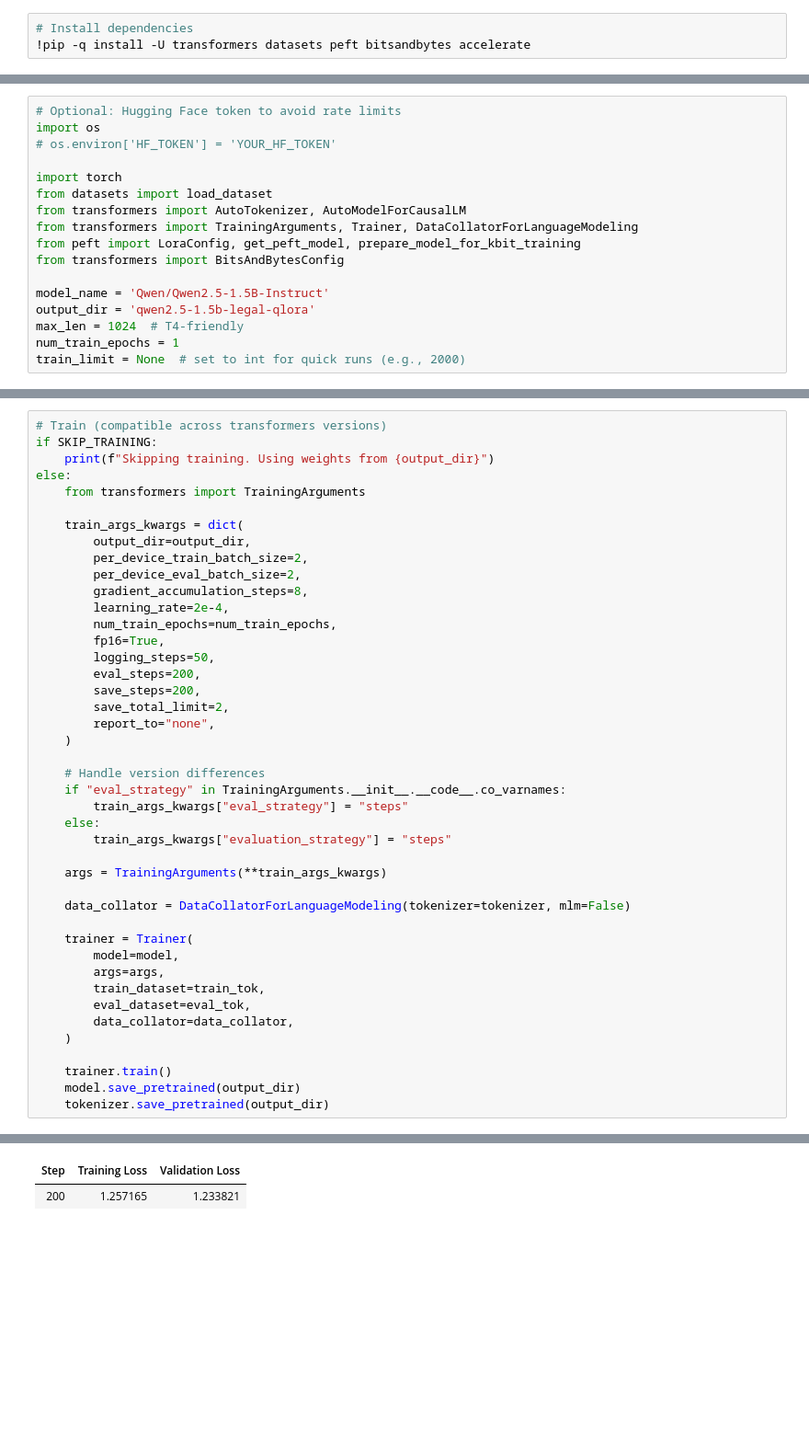
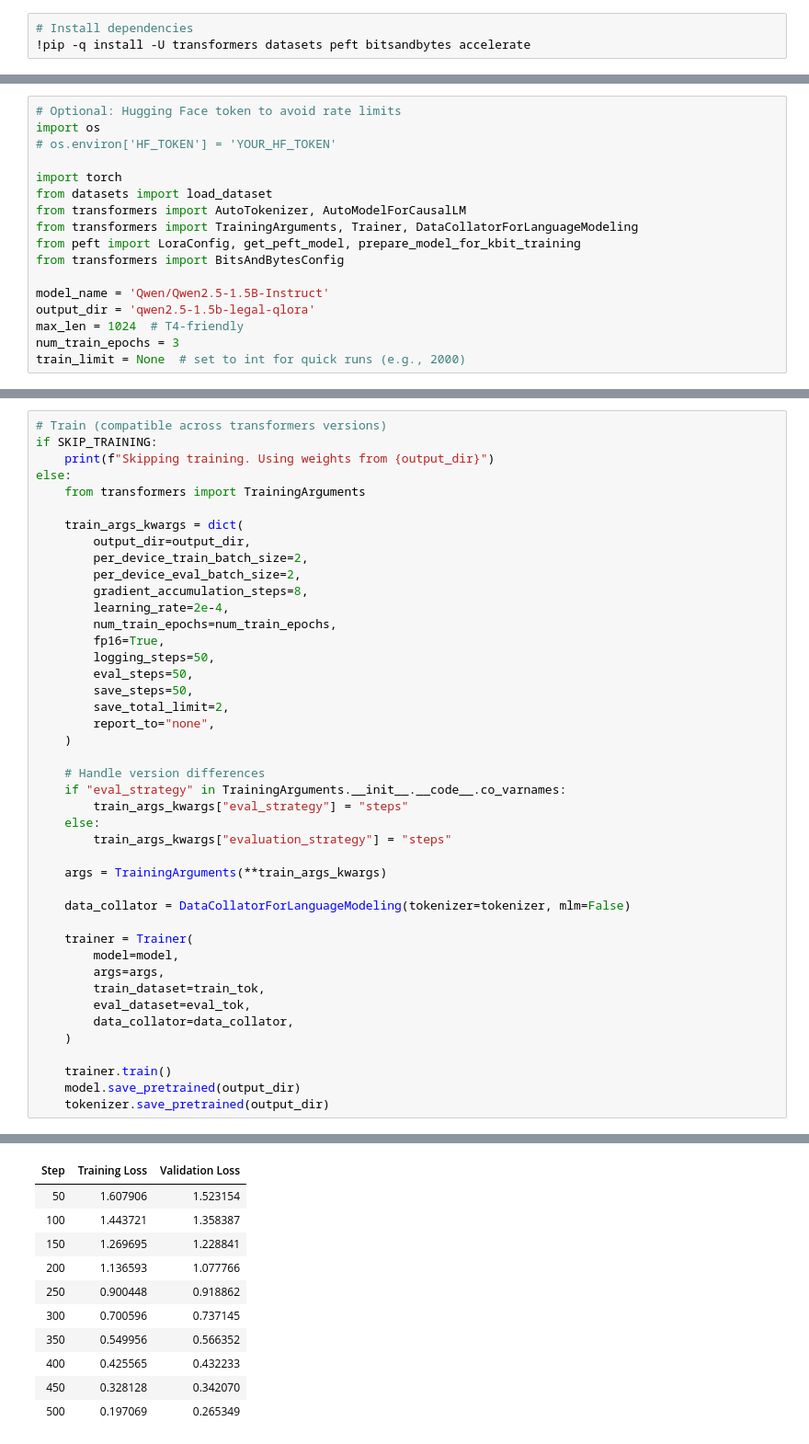
Before and after one commit to nickforce989/legal-contract-analyzer, a Jupyter notebook: qwen2_5_1_5b_legal_qlora.ipynb, the cells around one changed output, grey strips where cells are left out. Shown at 92% size. Saved outputs shown, nothing was run; the diff lists cells and outputs as text; blank space fills up the shorter version.

```diff
--- a/qwen2_5_1_5b_legal_qlora.ipynb
+++ b/qwen2_5_1_5b_legal_qlora.ipynb
@@ -43,5 +43,5 @@ from transformers import BitsAndBytesConfig
 model_name = 'Qwen/Qwen2.5-1.5B-Instruct'
 output_dir = 'qwen2.5-1.5b-legal-qlora'
 max_len = 1024  # T4-friendly
-num_train_epochs = 1
+num_train_epochs = 3
 train_limit = None  # set to int for quick runs (e.g., 2000)
@@ -168,8 +180,8 @@ else:
         num_train_epochs=num_train_epochs,
         fp16=True,
         logging_steps=50,
-        eval_steps=200,
-        save_steps=200,
+        eval_steps=50,
+        save_steps=50,
         save_total_limit=2,
         report_to="none",
     )
@@ -200,2 +212,11 @@ else:
 | Step | Training Loss | Validation Loss |
-| 200 | 1.257165 | 1.233821 |
+| 50 | 1.607906 | 1.523154 |
+| 100 | 1.443721 | 1.358387 |
+| 150 | 1.269695 | 1.228841 |
+| 200 | 1.136593 | 1.077766 |
+| 250 | 0.900448 | 0.918862 |
+| 300 | 0.700596 | 0.737145 |
+| 350 | 0.549956 | 0.566352 |
+| 400 | 0.425565 | 0.432233 |
+| 450 | 0.328128 | 0.342070 |
+| 500 | 0.197069 | 0.265349 |
```
Also changed, not shown: parts of 12 cells of this notebook.
